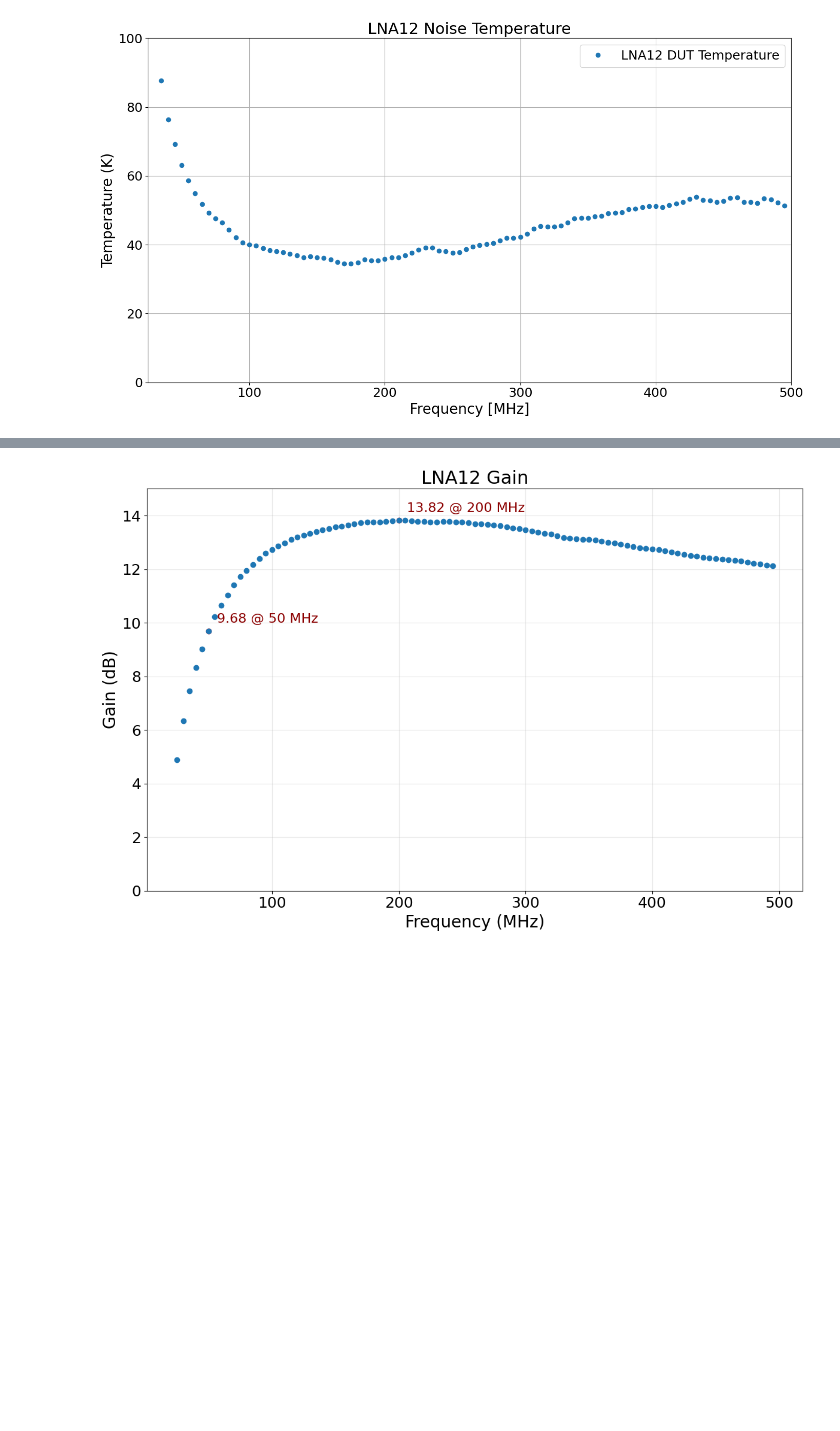
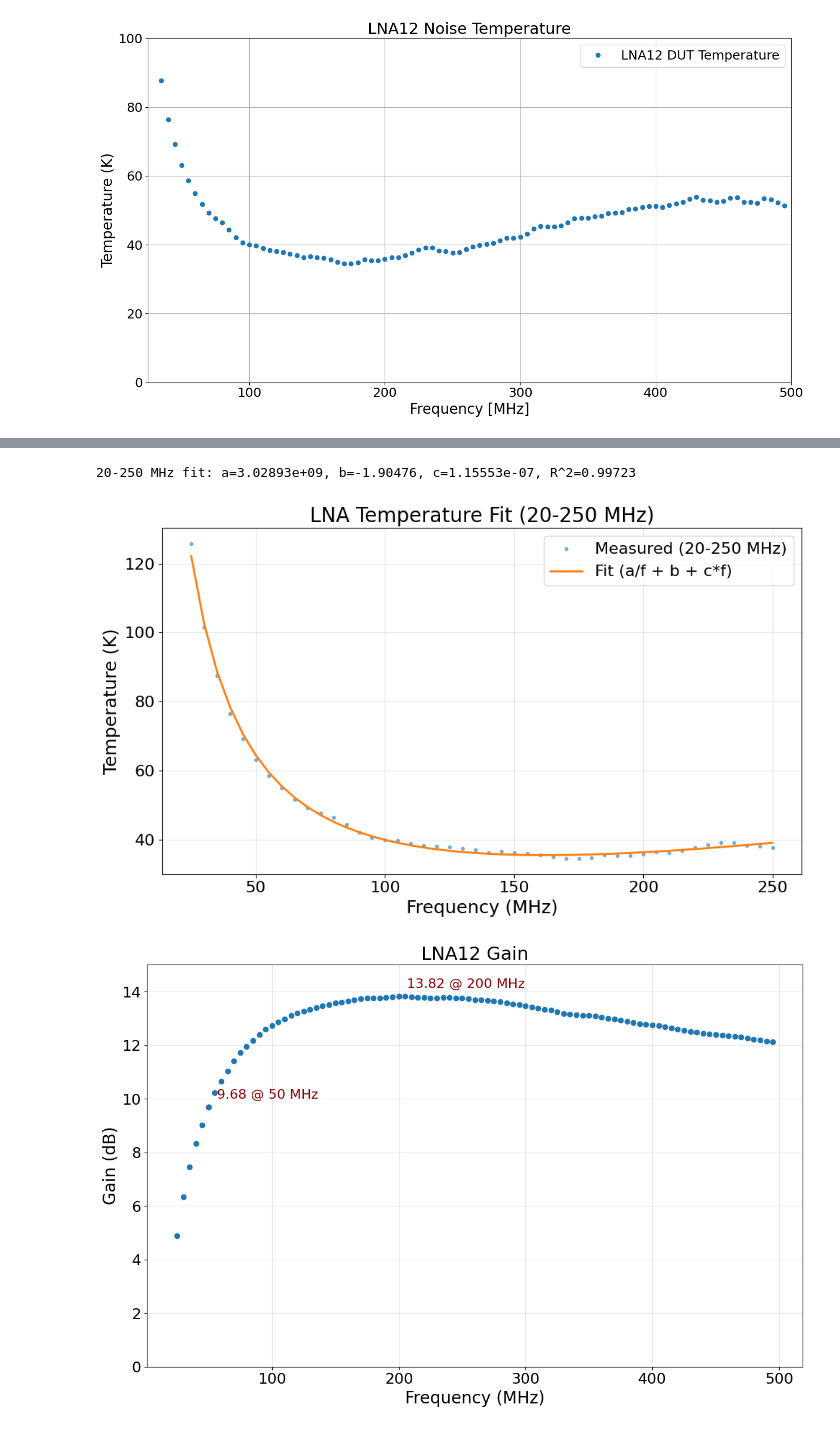
Before and after one commit to alhosani-abdulla/Highz-EXP, a Jupyter notebook: notebooks/amplifier_measurements.ipynb, the cells around one changed output, grey strips where cells are left out. Saved outputs shown, nothing was run; the diff lists cells and outputs as text; code cells hidden in the pictures; blank space fills up the shorter version.

```diff
--- a/notebooks/amplifier_measurements.ipynb
+++ b/notebooks/amplifier_measurements.ipynb
@@ -101,0 +218,32 @@ LNA_thermo.plot_dut_temperature(freq_range=(25, 500), y_range=(0, 100),
+# %%
+# Fit only in 20-250 MHz for T(f) = a/f + b + c*f
+fmin_mhz, fmax_mhz = 20.0, 250.0
+band_mask = (f_fit / 1e6 >= fmin_mhz) & (f_fit / 1e6 <= fmax_mhz)
+
+f_band = f_fit[band_mask]
+t_band = t_fit[band_mask]
+
+fit_res_band = fit_lna_temperature(f_band, t_band, method='scipy')
+a_band, b_band, c_band = fit_res_band['a'], fit_res_band['b'], fit_res_band['c']
+print(
+    f"20-250 MHz fit: a={a_band:.6g}, b={b_band:.6g}, c={c_band:.6g}, R^2={fit_res_band['r2']:.5f}"
+)
+
+valid_band = fit_res_band['valid_mask']
+f_band_valid_hz = f_band[valid_band]
+t_band_valid = t_band[valid_band]
+t_band_model = lna_temp_model(f_band_valid_hz, a_band, b_band, c_band)
+
+plt.figure(figsize=(10, 6))
+plt.plot(f_band_valid_hz / 1e6, t_band_valid, 'o', ms=3, alpha=0.5, label='Measured (20-250 MHz)')
+plt.plot(f_band_valid_hz / 1e6, t_band_model, '-', lw=2, label='Fit (a/f + b + c*f)')
+plt.xlabel('Frequency (MHz)')
+plt.ylabel('Temperature (K)')
+plt.title('LNA Temperature Fit (20-250 MHz)')
+plt.grid(alpha=0.3)
+plt.legend()
+plt.tight_layout()
+plt.show()
+# %% [output]
+20-250 MHz fit: a=3.02893e+09, b=-1.90476, c=1.15553e-07, R^2=0.99723
+[figure, added]
```
Also changed, not shown: parts of 7 cells of this notebook, 7 other files.
